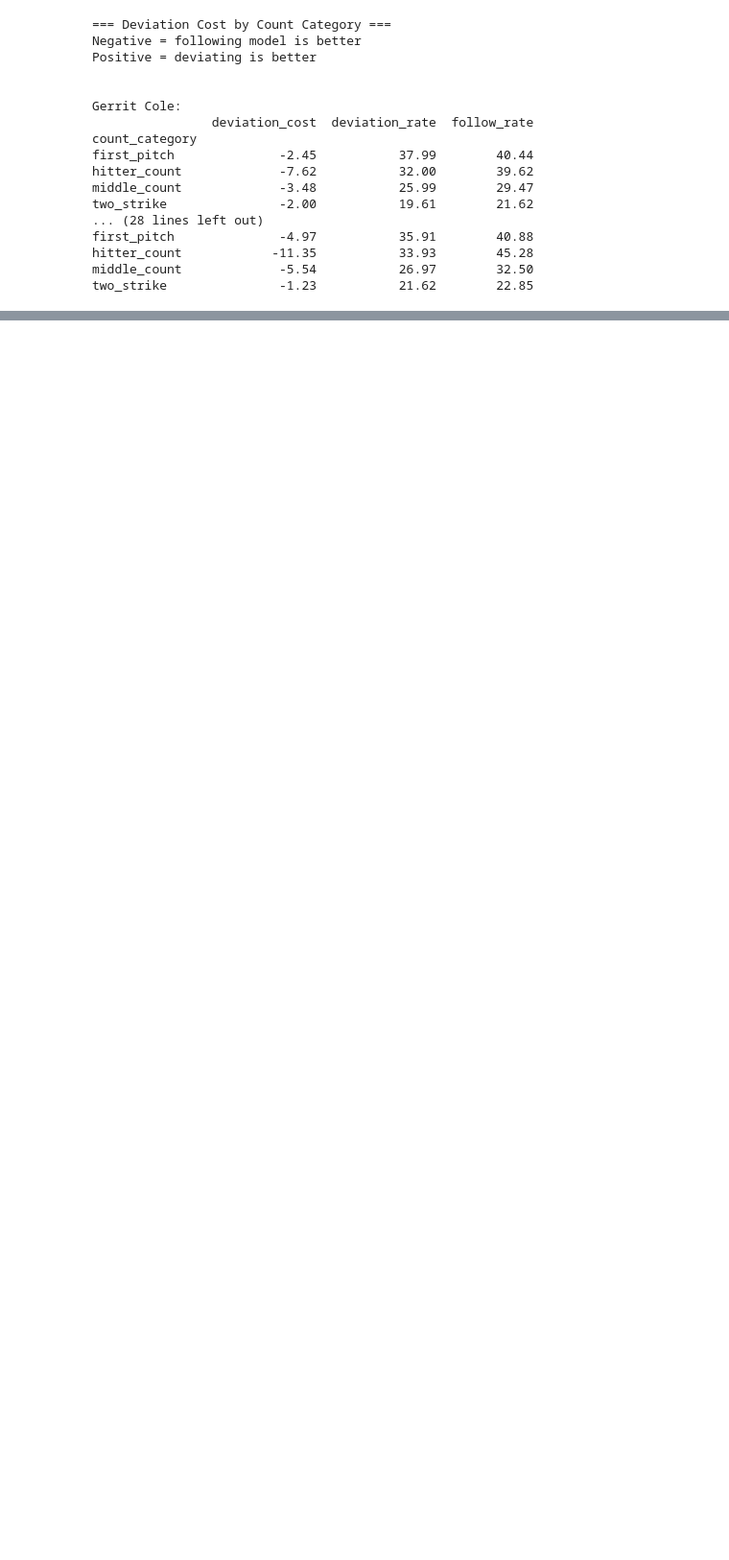
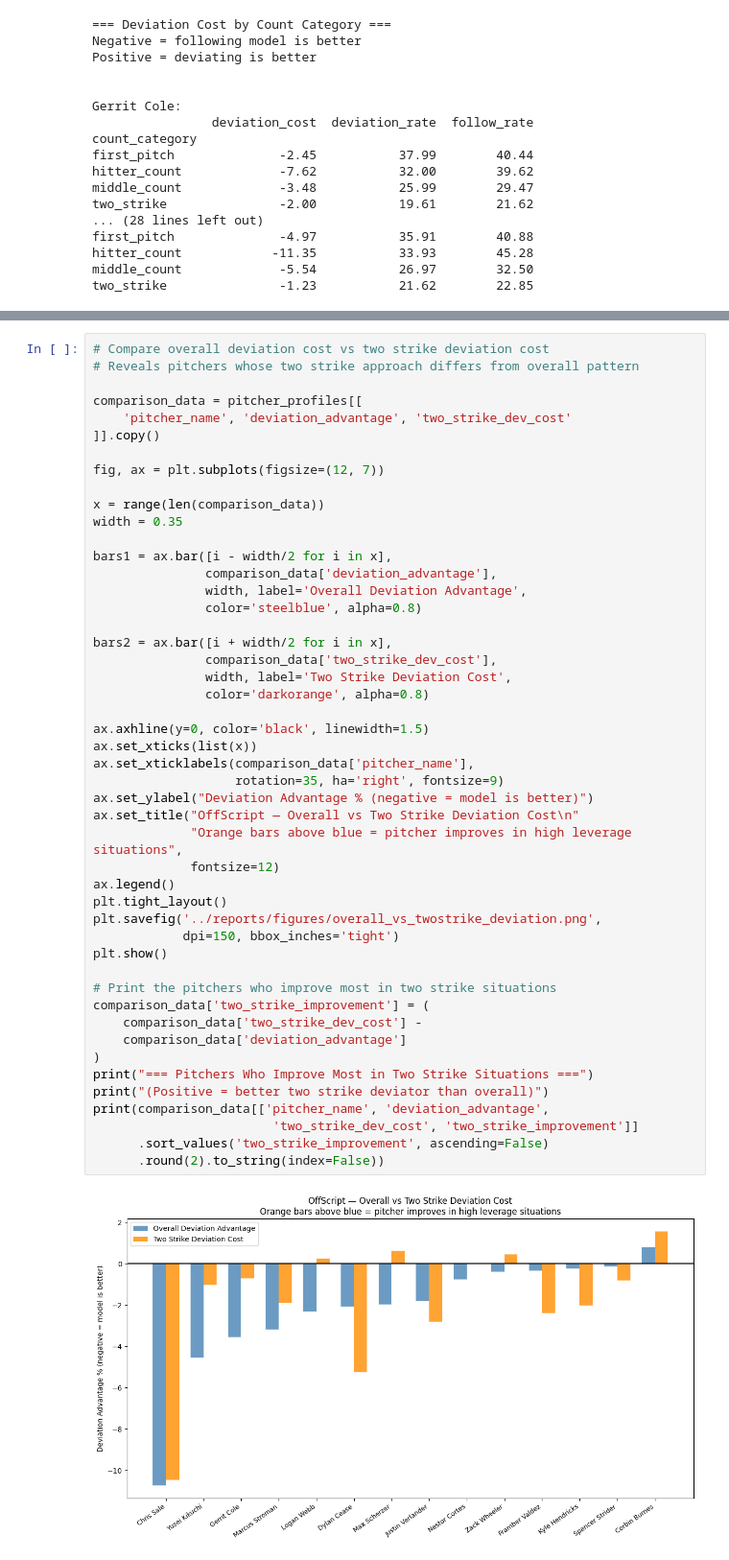
Before and after one commit to PG-23/OffScript, a Jupyter notebook: notebooks/06_deviation_analysis.ipynb, the cells around one changed output, grey strips where cells are left out. Shown at 96% size. Saved outputs shown, nothing was run; the diff lists cells and outputs as text; blank space fills up the shorter version.

```diff
--- a/notebooks/06_deviation_analysis.ipynb
+++ b/notebooks/06_deviation_analysis.ipynb
@@ -854,0 +1065,50 @@ two_strike               -1.23           21.62        22.85
+# %%
+# Compare overall deviation cost vs two strike deviation cost
+# Reveals pitchers whose two strike approach differs from overall pattern
+
+comparison_data = pitcher_profiles[[
+    'pitcher_name', 'deviation_advantage', 'two_strike_dev_cost'
+]].copy()
+
+fig, ax = plt.subplots(figsize=(12, 7))
+
+x = range(len(comparison_data))
+width = 0.35
+
+bars1 = ax.bar([i - width/2 for i in x],
+               comparison_data['deviation_advantage'],
+               width, label='Overall Deviation Advantage',
+               color='steelblue', alpha=0.8)
+
+bars2 = ax.bar([i + width/2 for i in x],
+               comparison_data['two_strike_dev_cost'],
+               width, label='Two Strike Deviation Cost',
+               color='darkorange', alpha=0.8)
+
+ax.axhline(y=0, color='black', linewidth=1.5)
+ax.set_xticks(list(x))
+ax.set_xticklabels(comparison_data['pitcher_name'],
+                   rotation=35, ha='right', fontsize=9)
+ax.set_ylabel("Deviation Advantage % (negative = model is better)")
+ax.set_title("OffScript — Overall vs Two Strike Deviation Cost\n"
+             "Orange bars above blue = pitcher improves in high leverage situations",
+             fontsize=12)
+ax.legend()
+plt.tight_layout()
+plt.savefig('../reports/figures/overall_vs_twostrike_deviation.png',
+            dpi=150, bbox_inches='tight')
+plt.show()
+
+# Print the pitchers who improve most in two strike situations
+comparison_data['two_strike_improvement'] = (
+    comparison_data['two_strike_dev_cost'] -
+    comparison_data['deviation_advantage']
+)
+print("=== Pitchers Who Improve Most in Two Strike Situations ===")
+print("(Positive = better two strike deviator than overall)")
+print(comparison_data[['pitcher_name', 'deviation_advantage',
+                        'two_strike_dev_cost', 'two_strike_improvement']]
+      .sort_values('two_strike_improvement', ascending=False)
+      .round(2).to_string(index=False))
+# %% [output]
+[figure, added]
```
Also changed, not shown: parts of 13 cells of this notebook, 2 other files.
